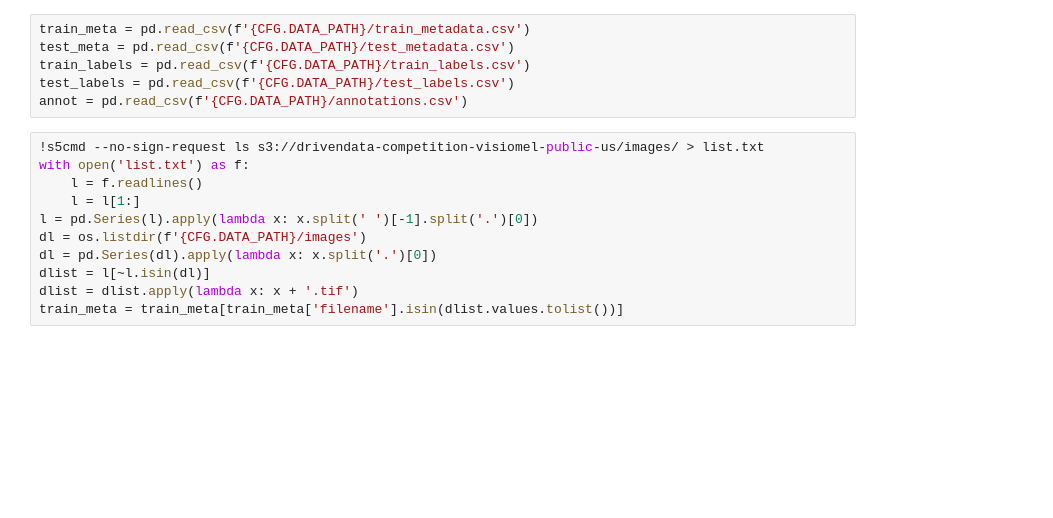
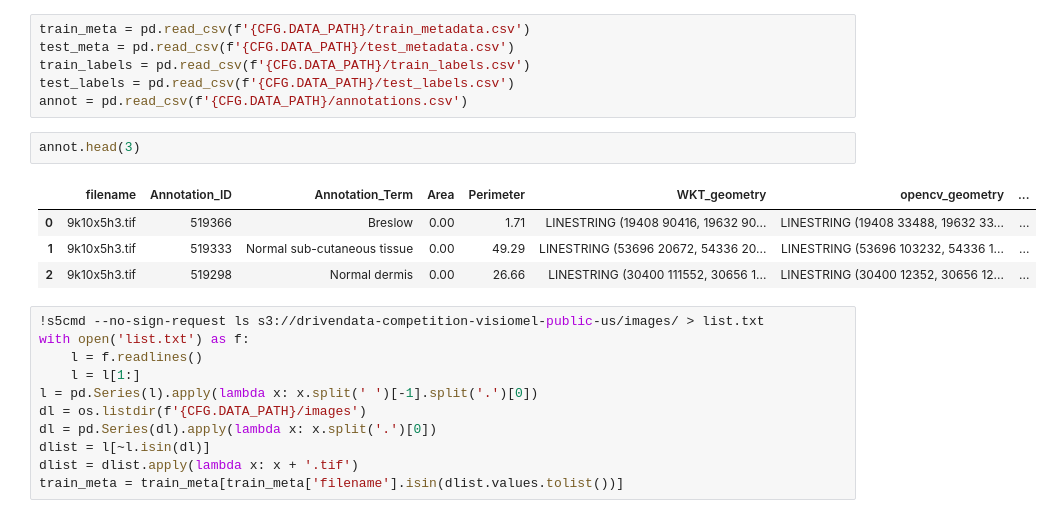
Before and after one commit to Graham-Broughton/visiomel-melanoma-runtime, a Jupyter notebook: notebooks/1.EDA.ipynb, the cells around one changed output. Drawn from its saved outputs; the diff is of its cells as text; blank space fills up the shorter version.

```diff
--- a/notebooks/1.EDA.ipynb
+++ b/notebooks/1.EDA.ipynb
@@ -29,6 +29,13 @@ test_meta = pd.read_csv(f'{CFG.DATA_PATH}/test_metadata.csv')
 train_labels = pd.read_csv(f'{CFG.DATA_PATH}/train_labels.csv')
 test_labels = pd.read_csv(f'{CFG.DATA_PATH}/test_labels.csv')
 annot = pd.read_csv(f'{CFG.DATA_PATH}/annotations.csv')
+# %%
+annot.head(3)
+# %% [output]
+|  | filename | Annotation_ID | Annotation_Term | Area | Perimeter | WKT_geometry | opencv_geometry | ... |
+| 0 | 9k10x5h3.tif | 519366 | Breslow | 0.00 | 1.71 | LINESTRING (19408 90416, 19632 90... | LINESTRING (19408 33488, 19632 33... | ... |
+| 1 | 9k10x5h3.tif | 519333 | Normal sub-cutaneous tissue | 0.00 | 49.29 | LINESTRING (53696 20672, 54336 20... | LINESTRING (53696 103232, 54336 1... | ... |
+| 2 | 9k10x5h3.tif | 519298 | Normal dermis | 0.00 | 26.66 | LINESTRING (30400 111552, 30656 1... | LINESTRING (30400 12352, 30656 12... | ... |
 # %%
 !s5cmd --no-sign-request ls s3://drivendata-competition-visiomel-public-us/images/ > list.txt
 with open('list.txt') as f:
```
Also changed, not shown: 2 other files.
